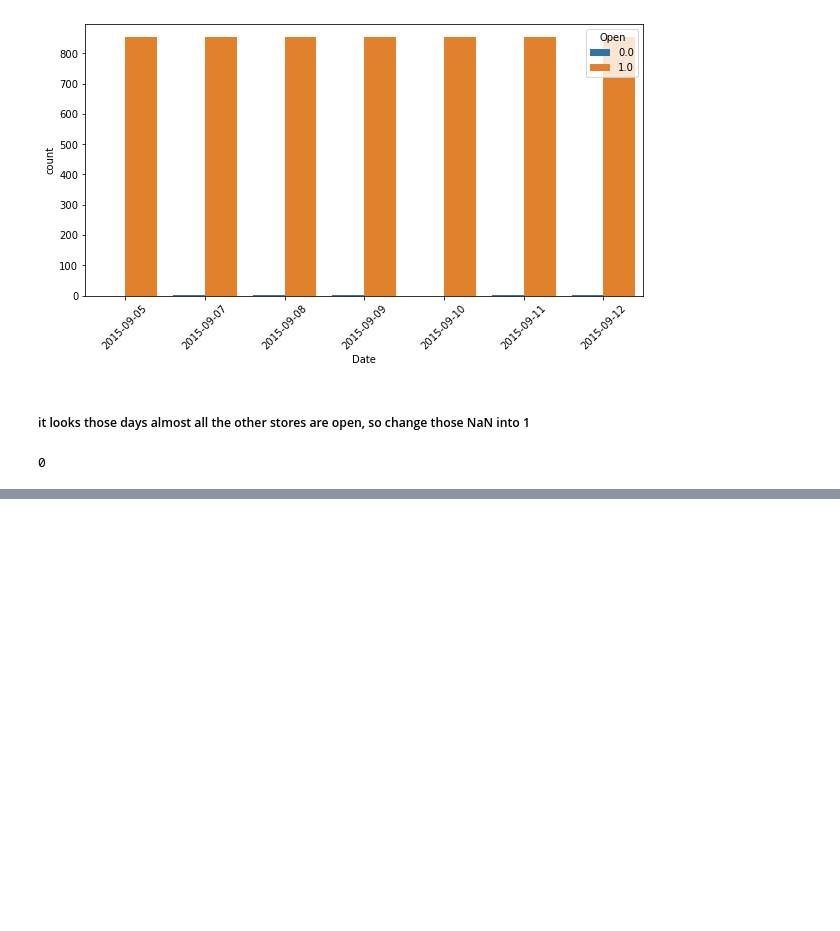
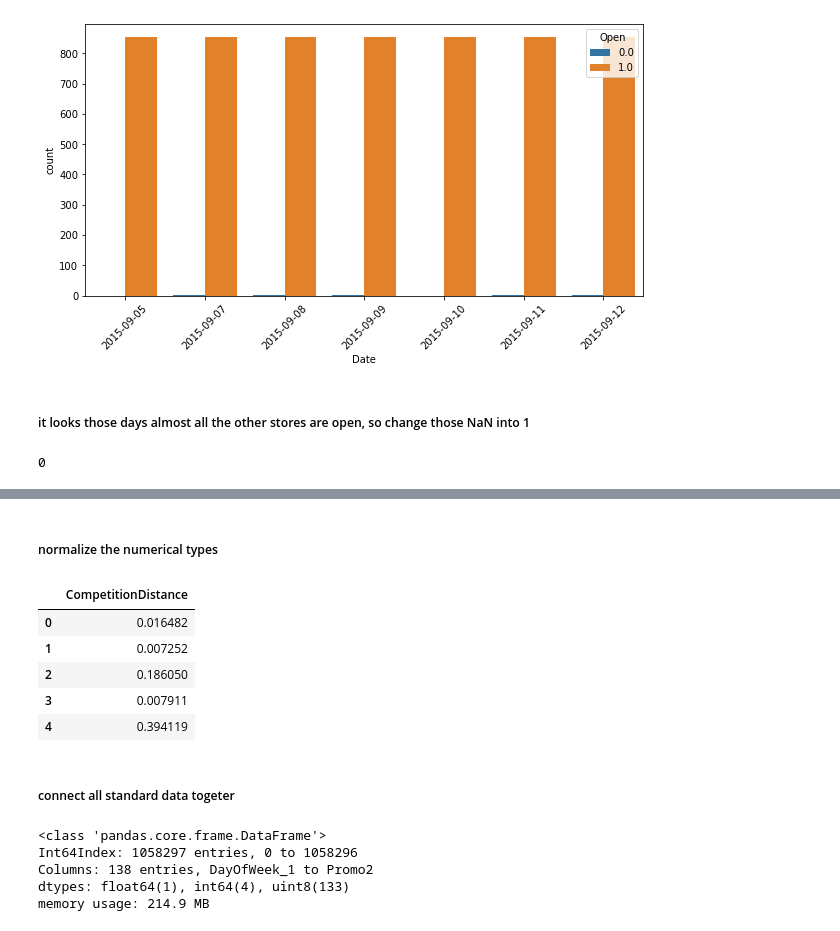
Before and after one commit to DuanLee2520/Rossmann-Store-Sales, a Jupyter notebook: RSS.ipynb, the cells around one changed output, grey strips where cells are left out. Drawn from its saved outputs; the diff is of its cells as text; code cells hidden in the pictures; blank space fills up the shorter version.

```diff
--- a/RSS.ipynb
+++ b/RSS.ipynb
@@ -766,0 +969,33 @@ sum(data_train_test.Open.isnull())
+# %% [markdown]
+##### normalize the numerical types
+# %%
+def feature_standarize(data,columns):
+    combine_col=[]
+    for j in columns:
+        min_=data[j].min()
+        max_=data[j].max()
+        standard_col=data[j].apply(lambda x: (x-min_)/(max_-min_))
+        combine_col.append(standard_col)
+    data_new=pd.concat(combine_col,axis=1)
+    return data_new
+# %%
+data_CompetitionDistance=feature_standarize(data_train_test,['CompetitionDistance'])
+data_CompetitionDistance.head()
+# %% [output]
+|  | CompetitionDistance |
+| 0 | 0.016482 |
+| 1 | 0.007252 |
+| 2 | 0.186050 |
+| 3 | 0.007911 |
+| 4 | 0.394119 |
+# %% [markdown]
+##### connect all standard data togeter
+# %%
+data_train_test_new=pd.concat([data_value_processing,data_CompetitionDistance,data_train_test[['Open','Promo','SchoolHoliday','Promo2']]],axis=1)
+data_train_test_new.info()
+# %% [output]
+<class 'pandas.core.frame.DataFrame'>
+Int64Index: 1058297 entries, 0 to 1058296
+Columns: 138 entries, DayOfWeek_1 to Promo2
+dtypes: float64(1), int64(4), uint8(133)
+memory usage: 214.9 MB
```
Also changed, not shown: parts of 30 cells of this notebook.
